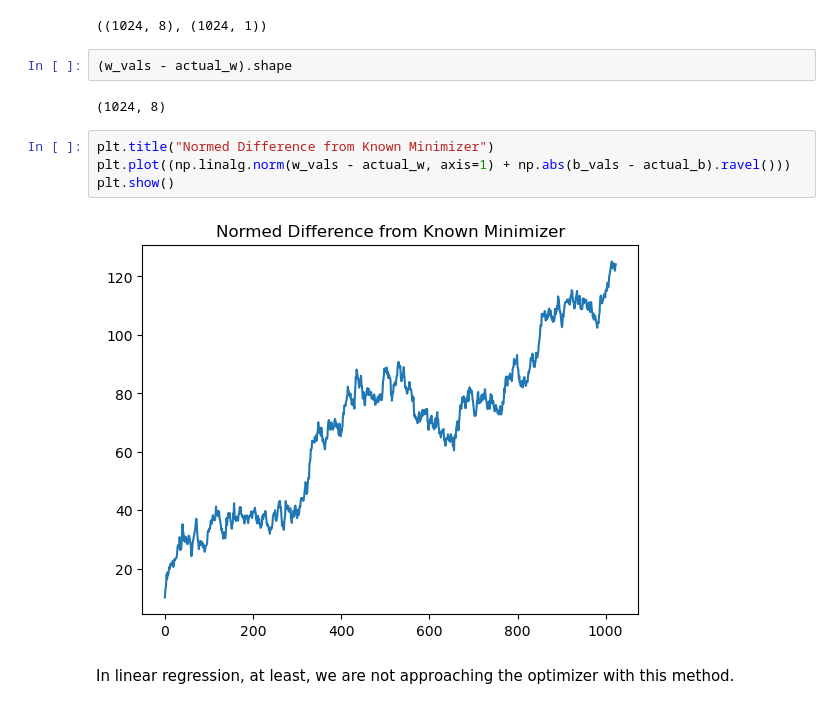
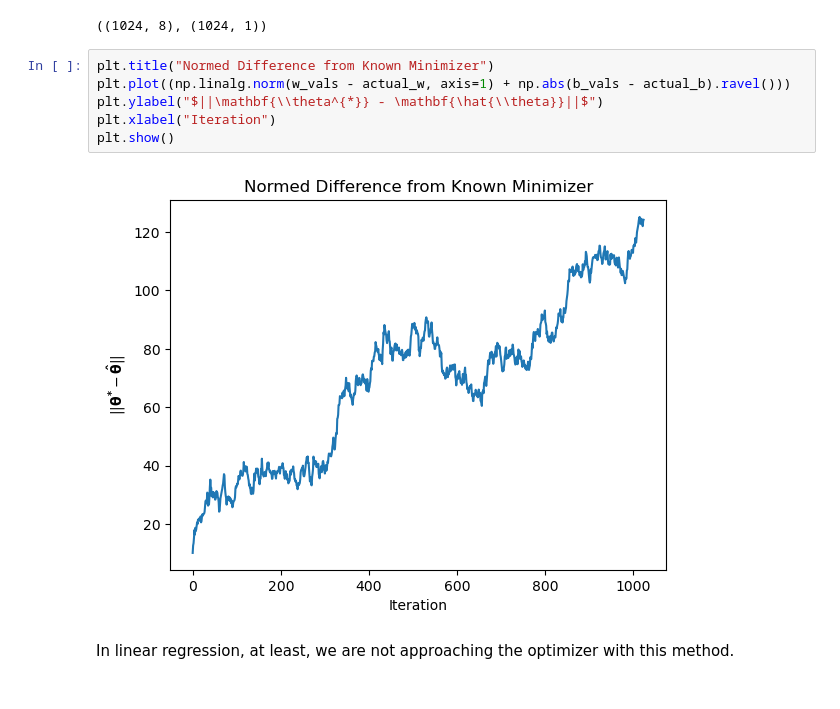
Before and after one commit to spencermyoung513/neural-net-mcmc-optimization, a Jupyter notebook: linear_regression.ipynb, the cells around one changed output. Saved outputs shown, nothing was run; the diff lists cells and outputs as text.

```diff
--- a/linear_regression.ipynb
+++ b/linear_regression.ipynb
@@ -176,15 +176,13 @@ b_vals = np.row_stack(history['parameter_values']['b'])
 w_vals.shape, b_vals.shape
 # %% [output]
 ((1024, 8), (1024, 1))
-# %%
-(w_vals - actual_w).shape
-# %% [output]
-(1024, 8)
 # %%
 plt.title("Normed Difference from Known Minimizer")
 plt.plot((np.linalg.norm(w_vals - actual_w, axis=1) + np.abs(b_vals - actual_b).ravel()))
+plt.ylabel("$||\mathbf{\\theta^{*}} - \mathbf{\hat{\\theta}}||$")
+plt.xlabel("Iteration")
 plt.show()
 # %% [output]
-[figure, old version]
+[figure, new version]
 # %% [markdown]
 In linear regression, at least, we are not approaching the optimizer with this method.
```
